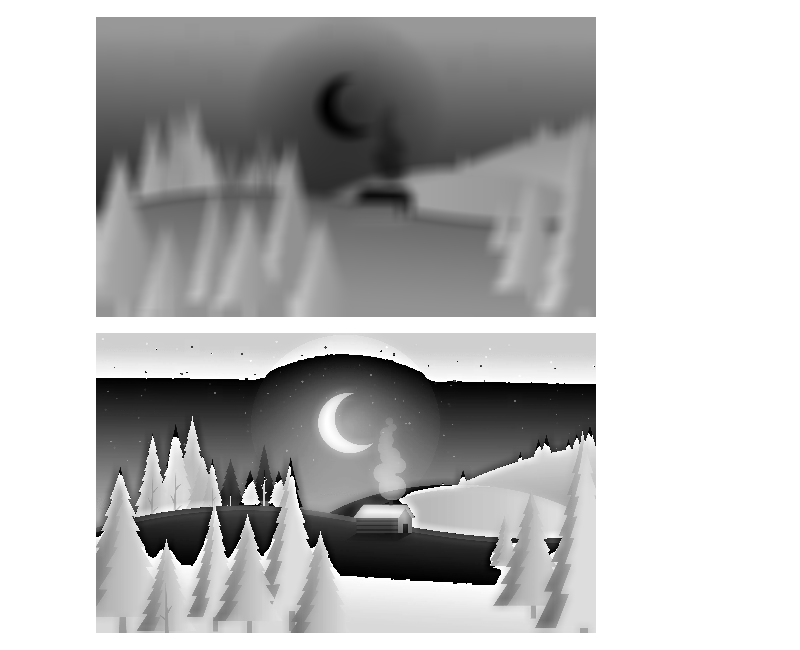
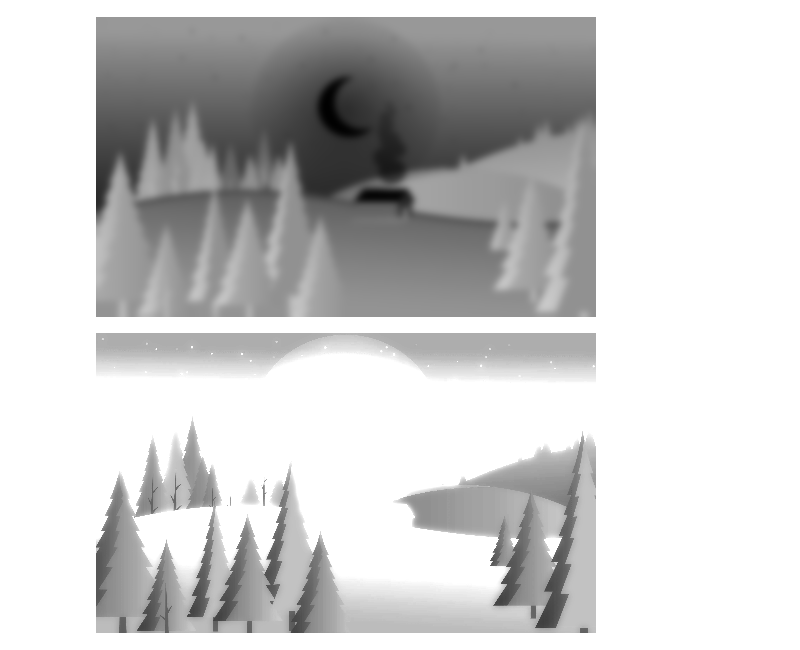
Before and after one commit to aliamir1402/LGMVIP-DataScience-Internship, a Jupyter notebook: LGMVIP_DS_Internship_Task4.ipynb, the cells around one changed output. Drawn from its saved outputs; the diff is of its cells as text; code cells hidden in the pictures.

```diff
--- a/LGMVIP_DS_Internship_Task4.ipynb
+++ b/LGMVIP_DS_Internship_Task4.ipynb
@@ -34,35 +34,17 @@ cv2_imshow(inverted_image)
 [figure]
 # %%
 # Apply blur effect to the image
-blurred_image = cv2.blur(inverted_image, (15, 15))
+blurred_image = cv2.GaussianBlur(inverted_image, (21, 21), 0)
 
 # Display the blurred image
 cv2_imshow(blurred_image)
 # %% [output]
 [figure]
-# %%
-# Get the dimensions of the resized image
-height, width, channels = resized_image.shape
-
-# Convert the gray_image and blurred_image to numpy arrays
-gray_image = np.array(gray_image)
-blurred_image = np.array(blurred_image)
-
-# Iterate through each pixel in the image
-for i in range(height-1):
-    for j in range(width-1):
-        # If the pixel in the gray image is 0, set it to 1
-        if gray_image[i][j] == 0:
-            gray_image[i][j] = 1
-
-        # If the pixel in the blurred image is 0, set it to 1
-        if blurred_image[i][j] == 0:
-            blurred_image[i][j] = 1
 # %%
 # Divide the gray image by the blurred image element-wise
-pencil_image = gray_image - blurred_image
+pencil_sketch = cv2.divide(gray_image, blurred_image, scale=256.0)
 
 # Display the resulting pencil image
-cv2_imshow(pencil_image)
+cv2_imshow(pencil_sketch)
 # %% [output]
-[figure, old version]
+[figure, new version]
```
